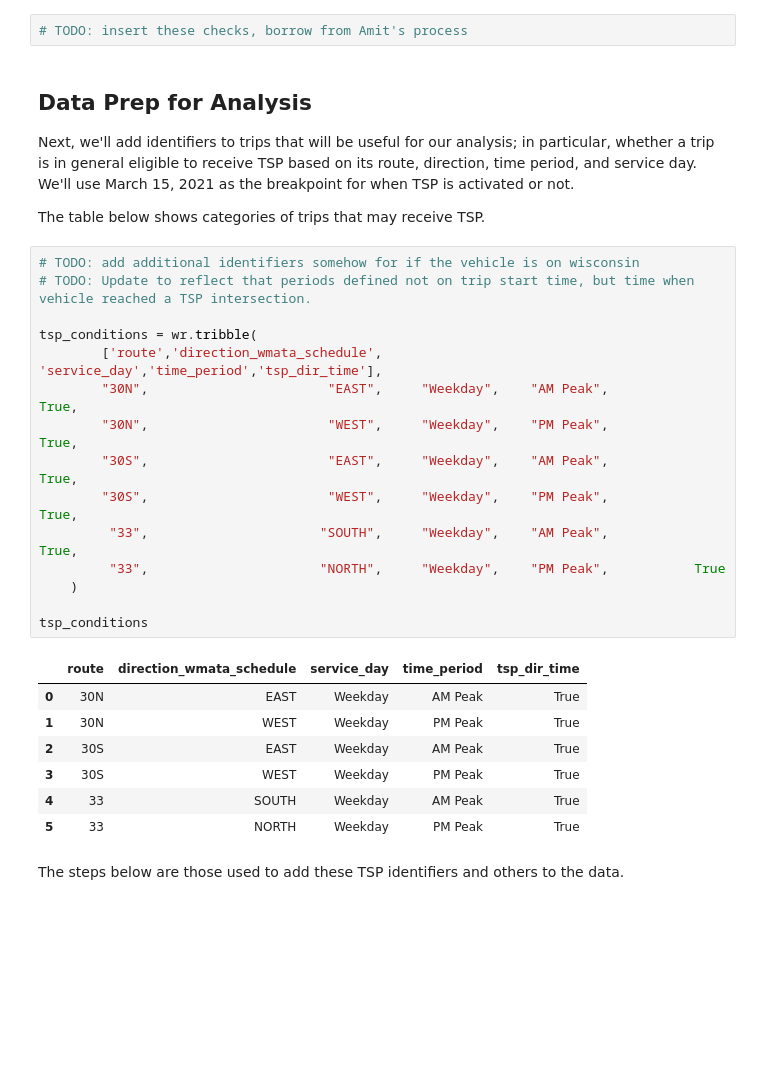
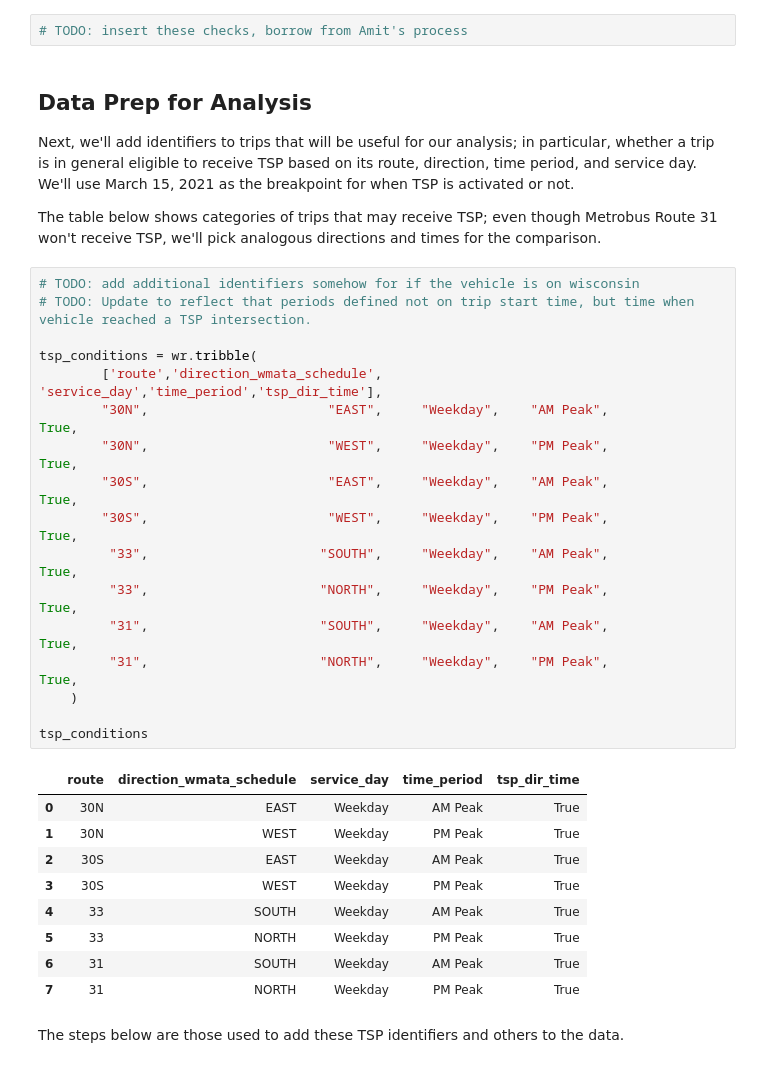
Before and after one commit to stevenschrayer/WMATA_AVL, a Jupyter notebook: analysis/exploratory/decomposition/02-decomposition-mt-wisconsin.ipynb, the cells around one changed output. Cells and saved outputs as stored; diff of their text form; blank space fills up the shorter version.

```diff
--- a/analysis/exploratory/decomposition/02-decomposition-mt-wisconsin.ipynb
+++ b/analysis/exploratory/decomposition/02-decomposition-mt-wisconsin.ipynb
@@ -83,30 +83,34 @@ Before we begin analysis, we'll perform a few additional filtering steps to ensu
 
 Next, we'll add identifiers to trips that will be useful for our analysis; in particular, whether a trip is in general eligible to receive TSP based on its route, direction, time period, and service day. We'll use March 15, 2021 as the breakpoint for when TSP is activated or not.
 
-The table below shows categories of trips that may receive TSP.
+The table below shows categories of trips that may receive TSP; even though Metrobus Route 31 won't receive TSP, we'll pick analogous directions and times for the comparison.
 # %%
 # TODO: add additional identifiers somehow for if the vehicle is on wisconsin
 # TODO: Update to reflect that periods defined not on trip start time, but time when vehicle reached a TSP intersection.
 
 tsp_conditions = wr.tribble(
         ['route','direction_wmata_schedule', 'service_day','time_period','tsp_dir_time'],
         "30N",                       "EAST",     "Weekday",    "AM Peak",           True,
         "30N",                       "WEST",     "Weekday",    "PM Peak",           True,
         "30S",                       "EAST",     "Weekday",    "AM Peak",           True,
         "30S",                       "WEST",     "Weekday",    "PM Peak",           True,
          "33",                      "SOUTH",     "Weekday",    "AM Peak",           True,
-         "33",                      "NORTH",     "Weekday",    "PM Peak",           True
+         "33",                      "NORTH",     "Weekday",    "PM Peak",           True,
+         "31",                      "SOUTH",     "Weekday",    "AM Peak",           True,
+         "31",                      "NORTH",     "Weekday",    "PM Peak",           True,
     )
 
 tsp_conditions
 # %% [output]
 |  | route | direction_wmata_schedule | service_day | time_period | tsp_dir_time |
 | 0 | 30N | EAST | Weekday | AM Peak | True |
 | 1 | 30N | WEST | Weekday | PM Peak | True |
 | 2 | 30S | EAST | Weekday | AM Peak | True |
 | 3 | 30S | WEST | Weekday | PM Peak | True |
 | 4 | 33 | SOUTH | Weekday | AM Peak | True |
 | 5 | 33 | NORTH | Weekday | PM Peak | True |
+| 6 | 31 | SOUTH | Weekday | AM Peak | True |
+| 7 | 31 | NORTH | Weekday | PM Peak | True |
 # %% [markdown]
 The steps below are those used to add these TSP identifiers and others to the data.
 # %%
```
Also changed, not shown: parts of 23 cells of this notebook.
